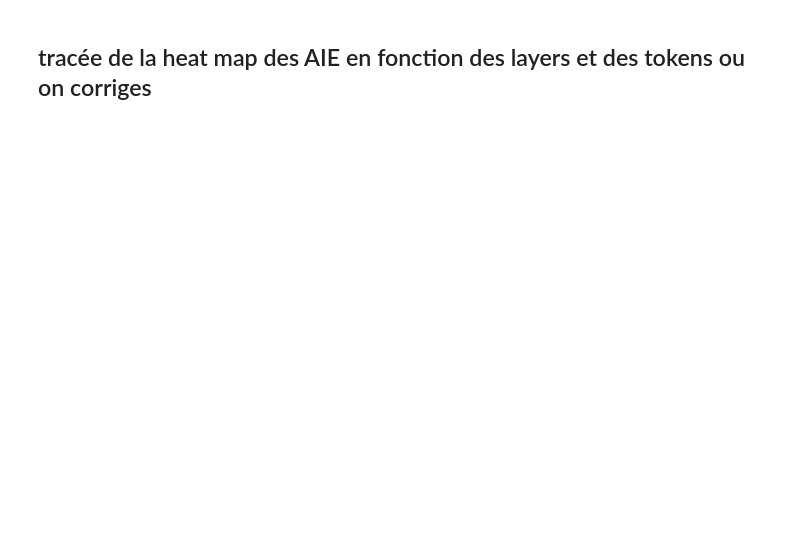
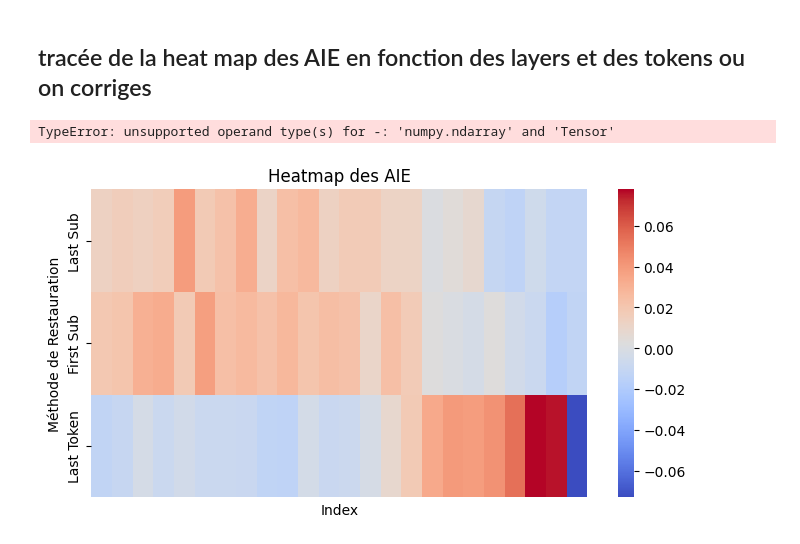
Before and after one commit to teiki-h/stat-app, a Jupyter notebook: teiki_restauration.ipynb, the cells around one changed output. Saved outputs shown, nothing was run; the diff lists cells and outputs as text; code cells hidden in the pictures; blank space fills up the shorter version.

Commit message:
heatmap for gpt2medium

```diff
--- a/teiki_restauration.ipynb
+++ b/teiki_restauration.ipynb
@@ -4,7 +4,7 @@ from transformers import GPT2TokenizerFast, GPT2LMHeadModel
 import torch.nn.functional as F
 import torch
 # %%
-model_name = "gpt2"
+model_name = "gpt2-medium"
 tokenizer = GPT2TokenizerFast.from_pretrained(model_name)
 model = GPT2LMHeadModel.from_pretrained(model_name)
 tokenizer.pad_token =  tokenizer.eos_token
@@ -217,6 +267,8 @@ import matplotlib.pyplot as plt
 AIE_restaur_last_sub = np.array([a.mean() for a in probs_restaur]) - probs_corrupt.mean()
 AIE_restaur_first_sub = np.array([a.mean() for a in probs_restaur_first_subject]) - probs_corrupt.mean()
 AIE_restaur_last_token = np.array([a.mean() for a in probs_restaur_last_token]) - probs_corrupt.mean()
+# %% [output]
+TypeError: unsupported operand type(s) for -: 'numpy.ndarray' and 'Tensor'
 # %%
 #tracée de la heat map
 data_heatmap = np.vstack([AIE_restaur_last_sub, AIE_restaur_first_sub, AIE_restaur_last_token])
@@ -234,0 +285,25 @@ probsres
+# %%
+AIE_restaur_last_sub = torch.tensor([a.mean().item() for a in probs_restaur]) - probs_corrupt.mean().item()
+AIE_restaur_first_sub = torch.tensor([a.mean().item() for a in probs_restaur_first_subject]) - probs_corrupt.mean().item()
+AIE_restaur_last_token = torch.tensor([a.mean().item() for a in probs_restaur_last_token]) - probs_corrupt.mean().item()
+
+# Conversion en NumPy pour la heatmap
+data_heatmap = np.vstack([
+    AIE_restaur_last_sub.cpu().numpy(),
+    AIE_restaur_first_sub.cpu().numpy(),
+    AIE_restaur_last_token.cpu().numpy()
+])
+
+# Tracé de la heatmap
+plt.figure(figsize=(8, 4))
+sns.heatmap(data_heatmap, annot=False, cmap="coolwarm", xticklabels=False, yticklabels=["Last Sub", "First Sub", "Last Token"])
+
+# Titres et labels
+plt.title("Heatmap des AIE")
+plt.xlabel("Index")
+plt.ylabel("Méthode de Restauration")
+
+# Afficher la heatmap
+plt.show()
+# %% [output]
+[figure, added]
```
Also changed, not shown: parts of 5 cells of this notebook.
